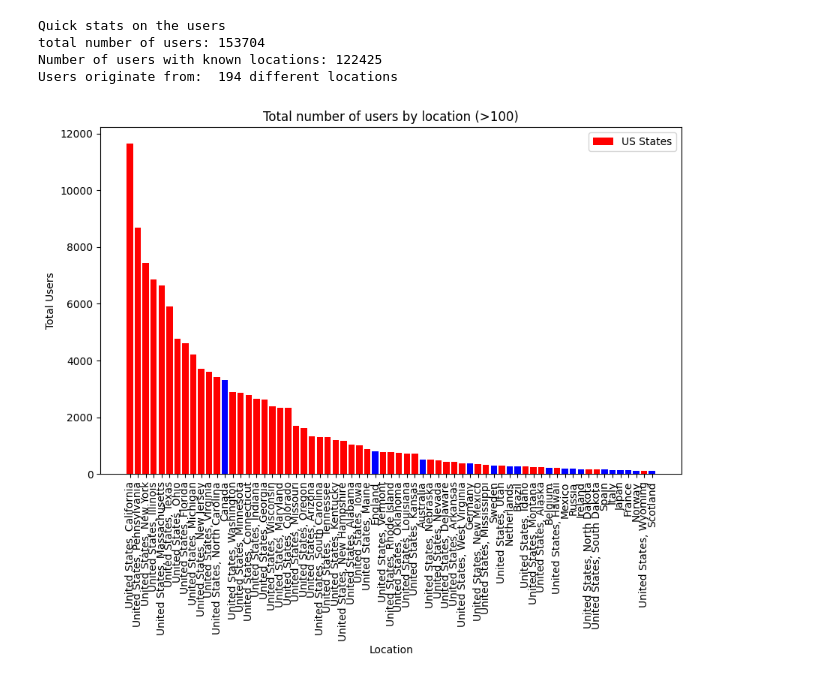
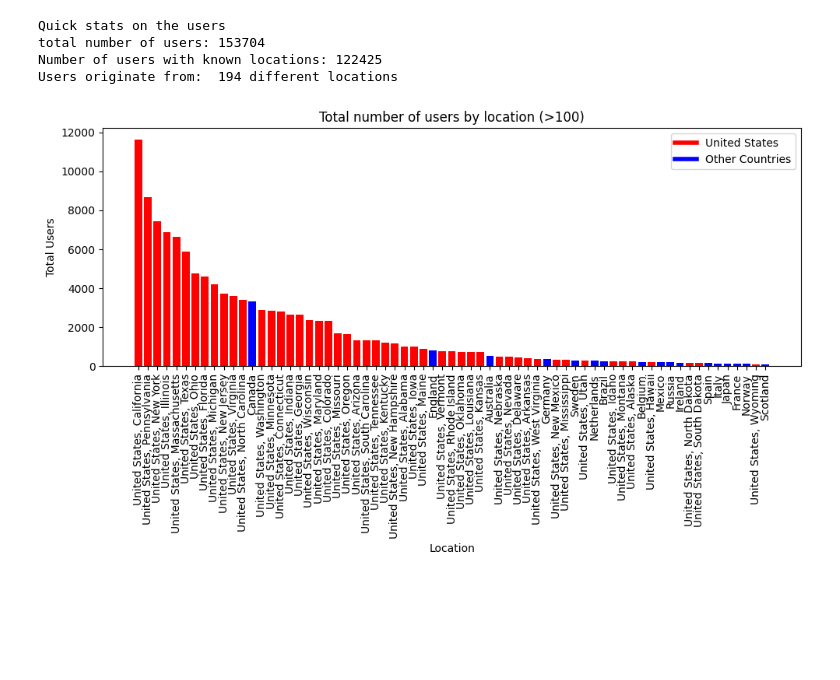
Before and after one commit to epfl-ada/ada-2024-project-x0x0, a Jupyter notebook: modules/2.ipynb, the cells around one changed output. Saved outputs shown, nothing was run; the diff lists cells and outputs as text; code cells hidden in the pictures; blank space fills up the shorter version.

Commit message:
add graphs

```diff
--- a/modules/2.ipynb
+++ b/modules/2.ipynb
@@ -11,33 +11,38 @@ import math
 
 
 users = pd.read_csv('minimizedData/BA_users_small.csv')
 print("Quick stats on the users")
 print("total number of users:", users.shape[0])
 #Remove users with unknown locations
 users = users.dropna(subset=['location'])
 print("Number of users with known locations:", users.shape[0])
 print("Users originate from: ",users['location'].dropna().nunique() , "different locations")
 
 
 #plotting user location distributions
 user_counts = users.groupby('location').size().reset_index(name='total_users')
 user_counts = user_counts[user_counts['total_users'] >= 100]
 user_counts = user_counts.sort_values(by='total_users', ascending=False)
 user_counts['color'] = user_counts['location'].apply(lambda x: 'red' if x.startswith('United States,') else 'blue')
 plt.figure(figsize=(10, 6))
 plt.bar(user_counts['location'], user_counts['total_users'], color=user_counts['color'], )
 plt.xlabel('Location')
 plt.ylabel('Total Users')
 
-plt.legend(['US States'], loc="upper right")
+
+# Add legend
+red_patch = plt.Line2D([0], [0], color='red', lw=4, label='United States')
+blue_patch = plt.Line2D([0], [0], color='blue', lw=4, label='Other Countries')
+plt.legend(handles=[red_patch, blue_patch])
+
 plt.title('Total number of users by location (>100)')
 plt.xticks(rotation=90)
-
+plt.tight_layout()
 
 plt.savefig("modules/2.png")
 # %% [output]
 Quick stats on the users
 total number of users: 153704
 Number of users with known locations: 122425
 Users originate from:  194 different locations
-[figure, old version]
+[figure, new version]
```
Also changed, not shown: 5 other files.
